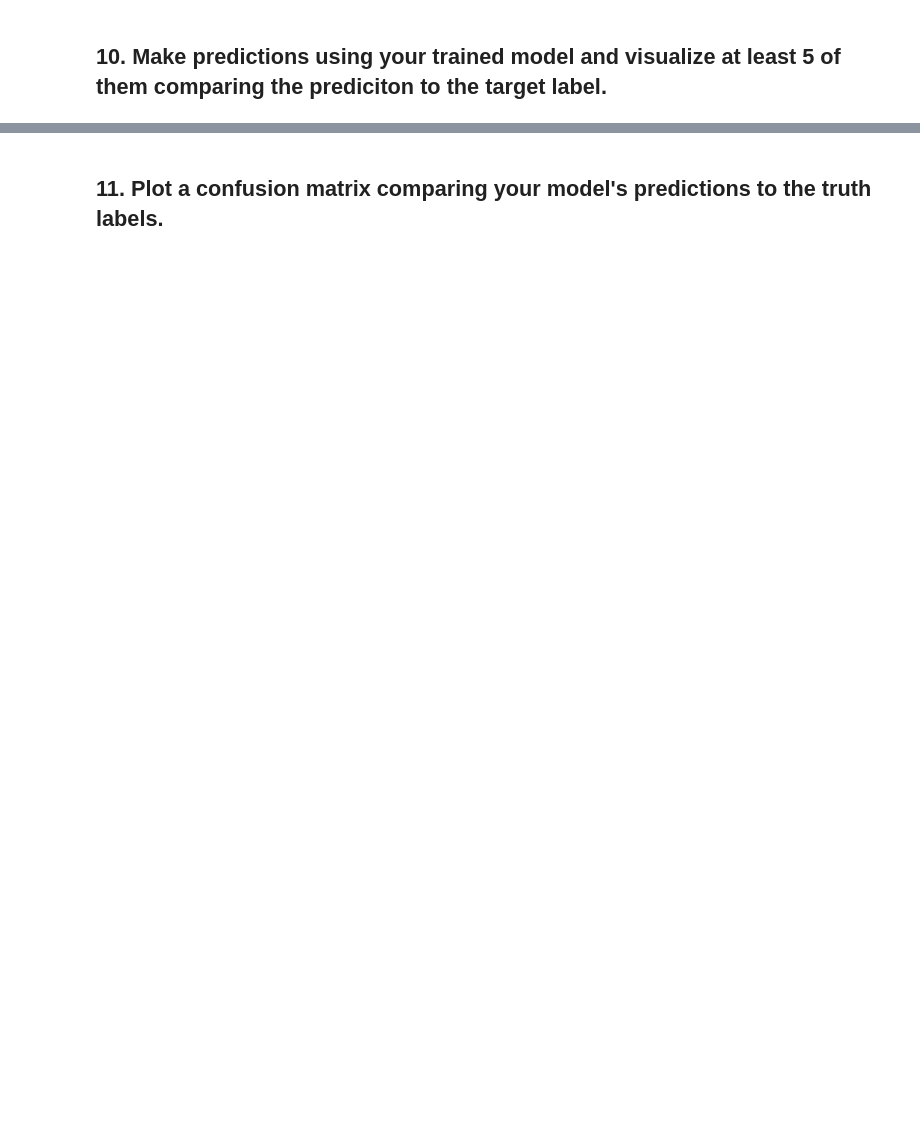
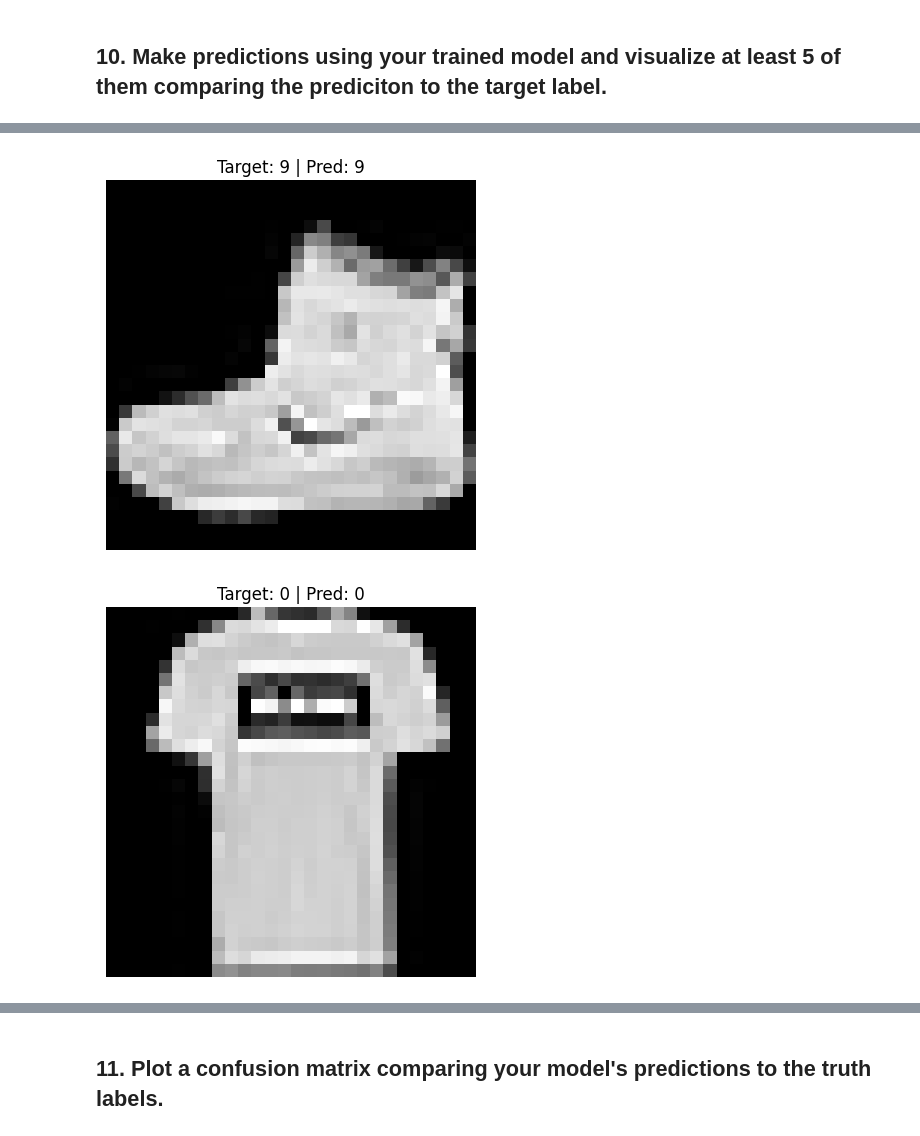
Before and after one commit to McLight-Note/AI-self-study, a Jupyter notebook: Project_13_PyTorch/03_pytorch_computer_vision_exercises.ipynb, the cells around one changed output, grey strips where cells are left out. Saved outputs shown, nothing was run; the diff lists cells and outputs as text; code cells hidden in the pictures; blank space fills up the shorter version.

```diff
--- a/Project_13_PyTorch/03_pytorch_computer_vision_exercises.ipynb
+++ b/Project_13_PyTorch/03_pytorch_computer_vision_exercises.ipynb
@@ -51,0 +442,14 @@ device = 'mps' if torch.mps.is_available() else 'cpu'
+# %%
+for i in range(5):
+    img, label = fashion_mnist[i]
+    model_3.eval()
+    with torch.inference_mode():
+        pred_logit = model_3(img.unsqueeze(0).to(device))
+        pred_label = pred_logit.argmax(dim=1).item()
+    plt.imshow(img.squeeze(), cmap="gray")
+    plt.title(f'Target: {label} | Pred: {pred_label}')
+    plt.axis(False)
+    plt.show()
+# %% [output]
+[figure, added]
+[figure, added]
```
Also changed, not shown: parts of 19 cells of this notebook, 16 other files.
